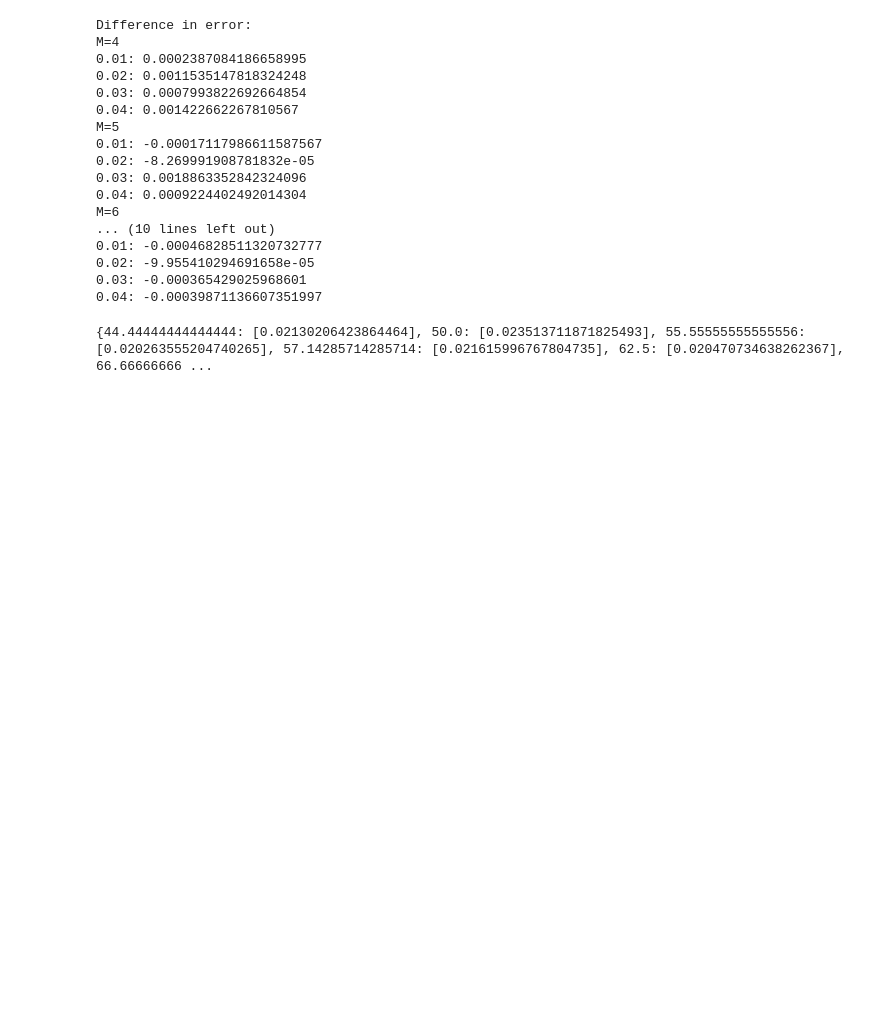
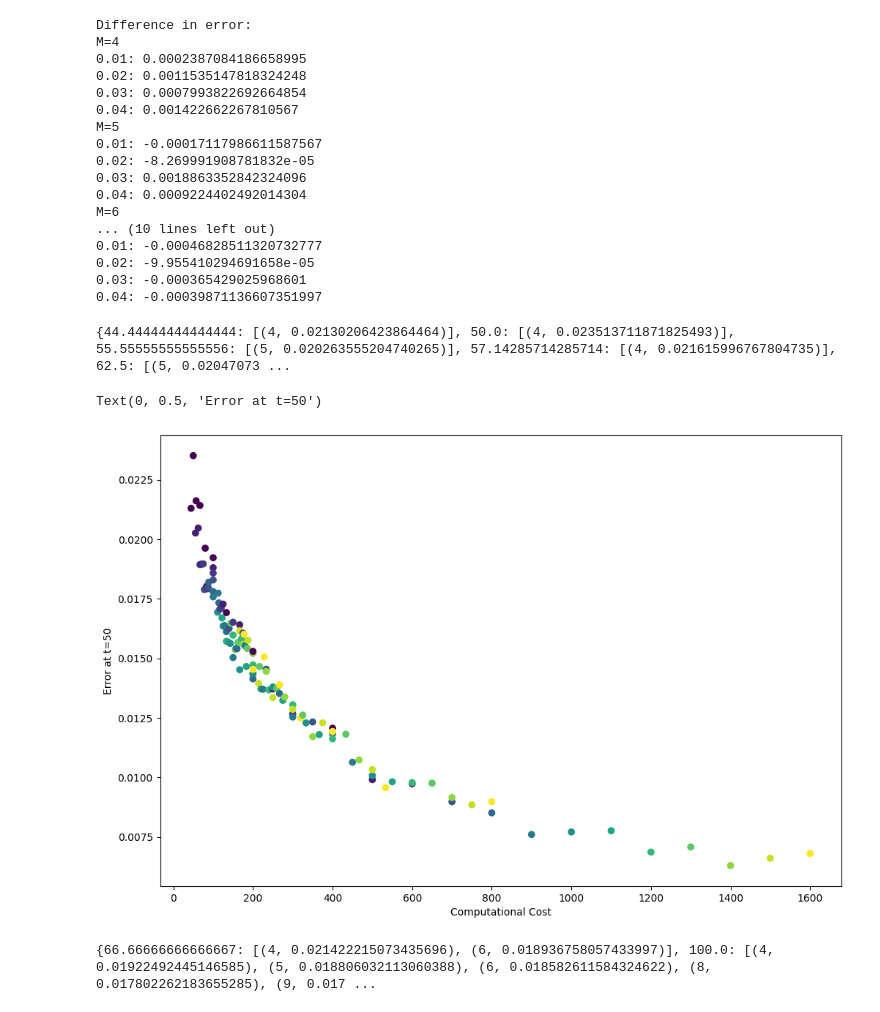
Before and after one commit to 5ean-github/NLSE, a Jupyter notebook: compareError.ipynb, the cells around one changed output. Drawn from its saved outputs; the diff is of its cells as text; code cells hidden in the pictures; blank space fills up the shorter version.

Commit message:
compare errors with same CC

```diff
--- a/compareError.ipynb
+++ b/compareError.ipynb
@@ -46,11 +46,40 @@ for M in range(4,17):
     for dt in range(1,10):
         compCost = M/(dt*0.01)
         if compCost not in errors.keys():
-            errors[compCost] = [getError(M,dt*0.01)]
+            errors[compCost] = [(M,getError(M,dt*0.01))]
         else:
-            errors[compCost].append(getError(M,dt*0.01))
+            errors[compCost].append((M,getError(M,dt*0.01)))
 
 errors = dict(sorted(errors.items()))
 print(errors)
 # %% [output]
-{44.44444444444444: [0.02130206423864464], 50.0: [0.023513711871825493], 55.55555555555556: [0.020263555204740265], 57.14285714285714: [0.021615996767804735], 62.5: [0.020470734638262367], 66.66666666 ...
+{44.44444444444444: [(4, 0.02130206423864464)], 50.0: [(4, 0.023513711871825493)], 55.55555555555556: [(5, 0.020263555204740265)], 57.14285714285714: [(4, 0.021615996767804735)], 62.5: [(5, 0.02047073 ...
+# %%
+plot_x = []
+plot_y = []
+plot_M = []
+
+for key in errors.keys():
+    for item in errors[key]:
+        plot_x.append(key)
+        plot_y.append(item[1])
+        plot_M.append(item[0])
+
+plt.figure(figsize=(12, 8))
+plt.scatter(plot_x,plot_y,c=plot_M)
+plt.xlabel('Computational Cost')
+plt.ylabel('Error at t=50')
+# %% [output]
+Text(0, 0.5, 'Error at t=50')
+[figure, added]
+# %%
+error_compareSameCC = errors
+keys_to_remove = [key for key, value in error_compareSameCC.items() if isinstance(value, list) and len(value) == 1]
+
+# Remove the keys
+for key in keys_to_remove:
+    del error_compareSameCC[key]
+
+print(error_compareSameCC)
+# %% [output]
+{66.66666666666667: [(4, 0.021422215073435696), (6, 0.018936758057433997)], 100.0: [(4, 0.01922492445146585), (5, 0.018806032113060388), (6, 0.018582611584324622), (8, 0.017802262183655285), (9, 0.017 ...
```
Also changed, not shown: parts of 1 cell of this notebook.
